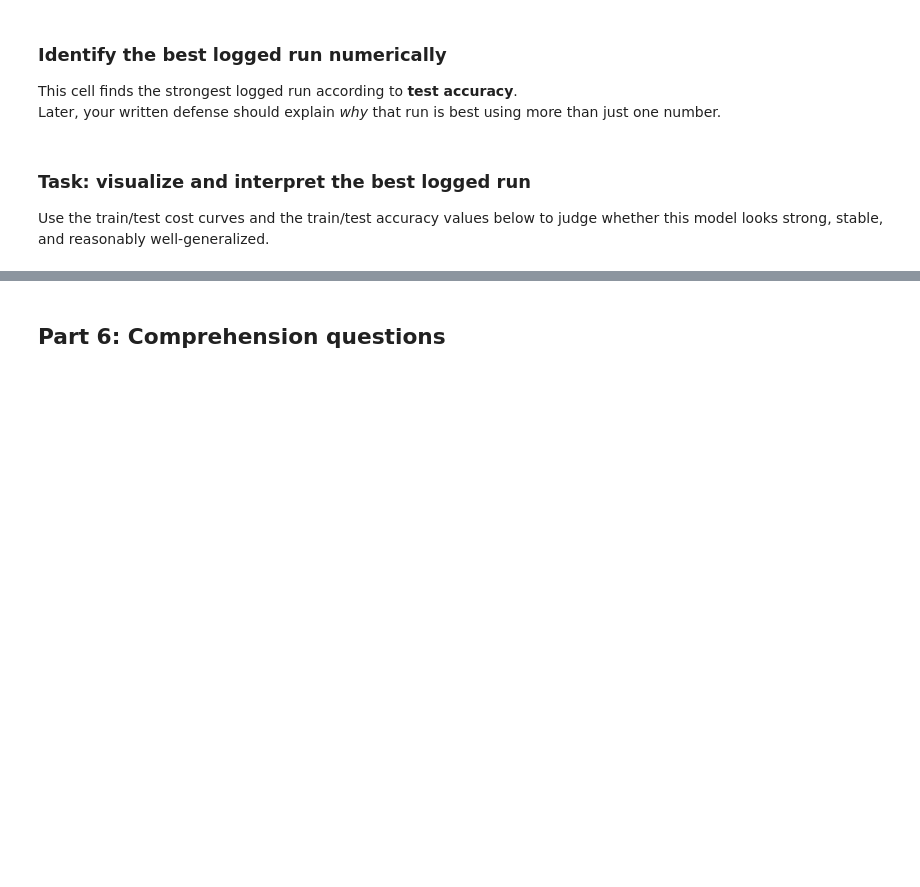
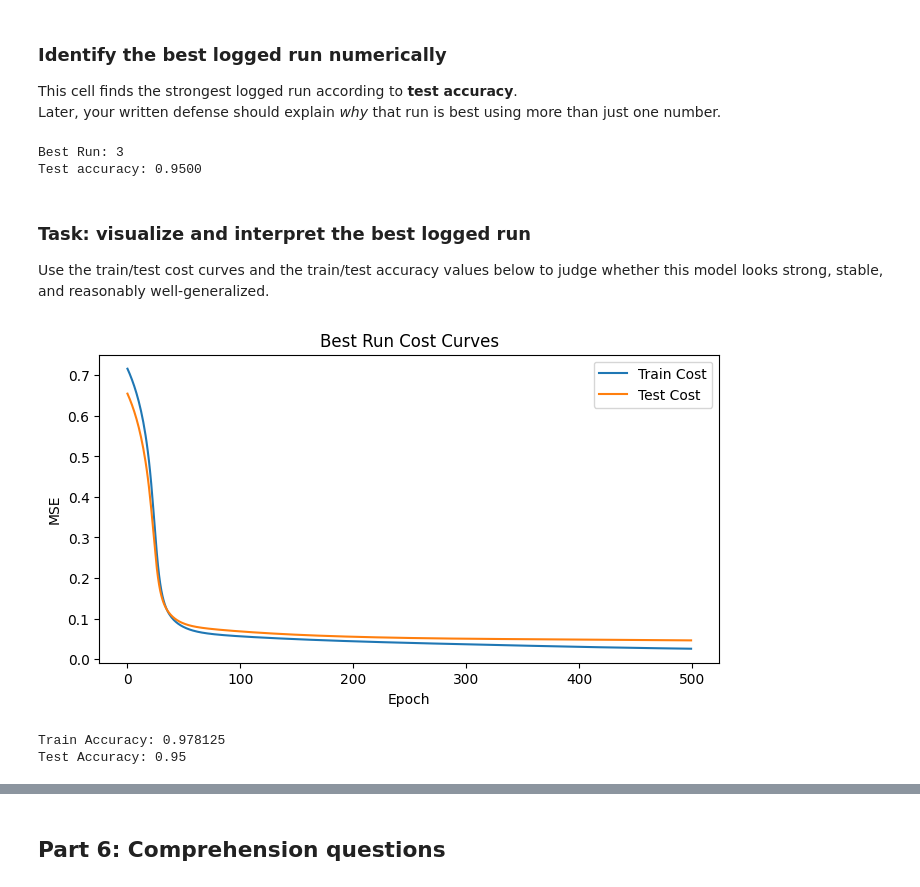
Before and after one commit to MaxGuryan9/Project_4, a Jupyter notebook: Project4_student-1.ipynb, the cells around one changed output, grey strips where cells are left out. Cells and saved outputs as stored; diff of their text form; code cells hidden in the pictures; blank space fills up the shorter version.

```diff
--- a/Project4_student-1.ipynb
+++ b/Project4_student-1.ipynb
@@ -1315,12 +1383,12 @@ The dictionary list below should match the six rows in your markdown log above.
 Keep the run numbers and settings aligned so the grader can verify that your final chosen model came from one documented run.
 # %%
 logged_runs = [
-    {'run': 1 , 'hidden_nodes_1': , 'hidden_nodes_2': , 'activation': , 'learning_rate': , 'epochs': },
-    {'run': 2, 'hidden_nodes_1': , 'hidden_nodes_2': , 'activation': , 'learning_rate': , 'epochs': },
-    {'run': 3, 'hidden_nodes_1': , 'hidden_nodes_2': , 'activation': , 'learning_rate': , 'epochs': },
-    {'run': 4 , 'hidden_nodes_1': , 'hidden_nodes_2': , 'activation': , 'learning_rate': , 'epochs': },
-    {'run': 5 , 'hidden_nodes_1': , 'hidden_nodes_2': , 'activation': , 'learning_rate': , 'epochs': },
-    {'run': 6 , 'hidden_nodes_1': , 'hidden_nodes_2': , 'activation': , 'learning_rate': , 'epochs': }
+    {'run': 1 , 'hidden_nodes_1': 5, 'hidden_nodes_2': 5, 'activation': 'tanh' , 'learning_rate': 0.1 , 'epochs': 500},
+    {'run': 2, 'hidden_nodes_1': 6, 'hidden_nodes_2': 6, 'activation': 'tanh', 'learning_rate': 0.1, 'epochs': 500},
+    {'run': 3, 'hidden_nodes_1': 6, 'hidden_nodes_2': 6, 'activation': 'tanh', 'learning_rate': 0.3, 'epochs': 500},
+    {'run': 4 , 'hidden_nodes_1': 6 , 'hidden_nodes_2': 6 , 'activation': 'tanh', 'learning_rate': 0.37, 'epochs': 500},
+    {'run': 5 , 'hidden_nodes_1': 6, 'hidden_nodes_2': 6 , 'activation': 'relu', 'learning_rate': 0.30, 'epochs': 500},
+    {'run': 6 , 'hidden_nodes_1': 6, 'hidden_nodes_2': 6, 'activation': 'sigmoid', 'learning_rate': 0.30, 'epochs': 500}
 ]
 
 logged_runs
@@ -1333,3 +1417,22 @@ This cell evaluates the exact six configurations from your log.
 Make sure the table output matches the run settings you documented above.
 # %%
 # Now run the experiments for the logged runs and compile the results into a table. Print table
+part4_results = []
+
+for run in logged_runs:
+    result = run_two_layer_experiment(
+        first_hidden_nodes=run['hidden_nodes_1'],
+        second_hidden_nodes=run['hidden_nodes_2'],
+        activation_type=run['activation'],
+        learning_rate=run['learning_rate'],
+        epochs=run['epochs']
+    )
+    part4_results.append(result)
+    result['run'] = run['run']
+
+summary_df = pd.DataFrame([
+    {k: v for k, v in r.items() if k not in ['train_curve', 'test_curve']}
+    for r in part4_results
+])
+
+print(summary_df.to_string(index=False))
@@ -1341,16 +1452,34 @@ Later, your written defense should explain *why* that run is best using more tha
 # %%
 # Identify the best run based on test accuracy and print its configuration and results.
 best_run = max(part4_results, key=lambda r: r['test_accuracy'])
-best_run
+print(f"Best Run: {best_run['run']}")
+print(f"Test accuracy: {best_run['test_accuracy']:.4f}")
+# %% [output]
+Best Run: 3
+Test accuracy: 0.9500
 # %% [markdown]
 ### Task: visualize and interpret the best logged run
 
 Use the train/test cost curves and the train/test accuracy values below to judge whether this model looks strong, stable, and reasonably well-generalized.
 # %%
 # Plot the train and test cost curves for the best run.
-
+plt.figure(figsize=(8,4))
+plt.plot(best_run['train_curve'], label = 'Train Cost')
+plt.plot(best_run['test_curve'], label= 'Test Cost')
+plt.xlabel("Epoch")
+plt.ylabel("MSE")
+plt.title("Best Run Cost Curves")
+plt.legend()
+plt.show()
 
 # Print the train and test accuracy for the best run.
+
+print(f"Train Accuracy: {best_run['train_accuracy']}")
+print(f"Test Accuracy: {best_run['test_accuracy']}")
+# %% [output]
+[figure, added]
+Train Accuracy: 0.978125
+Test Accuracy: 0.95
 # %% [markdown]
 ## Part 5: Defend your best model
 
```
Also changed, not shown: parts of 12 cells of this notebook.
